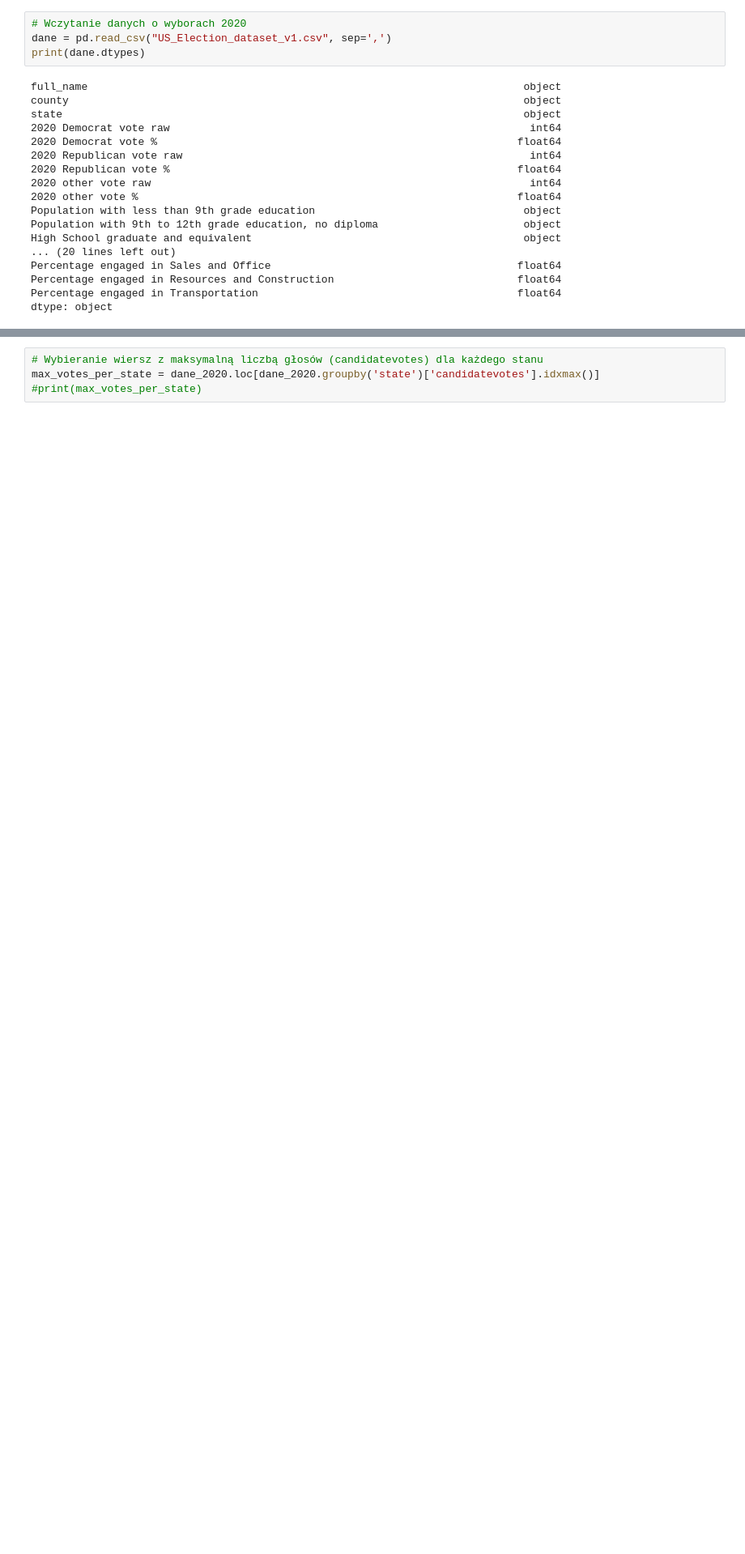
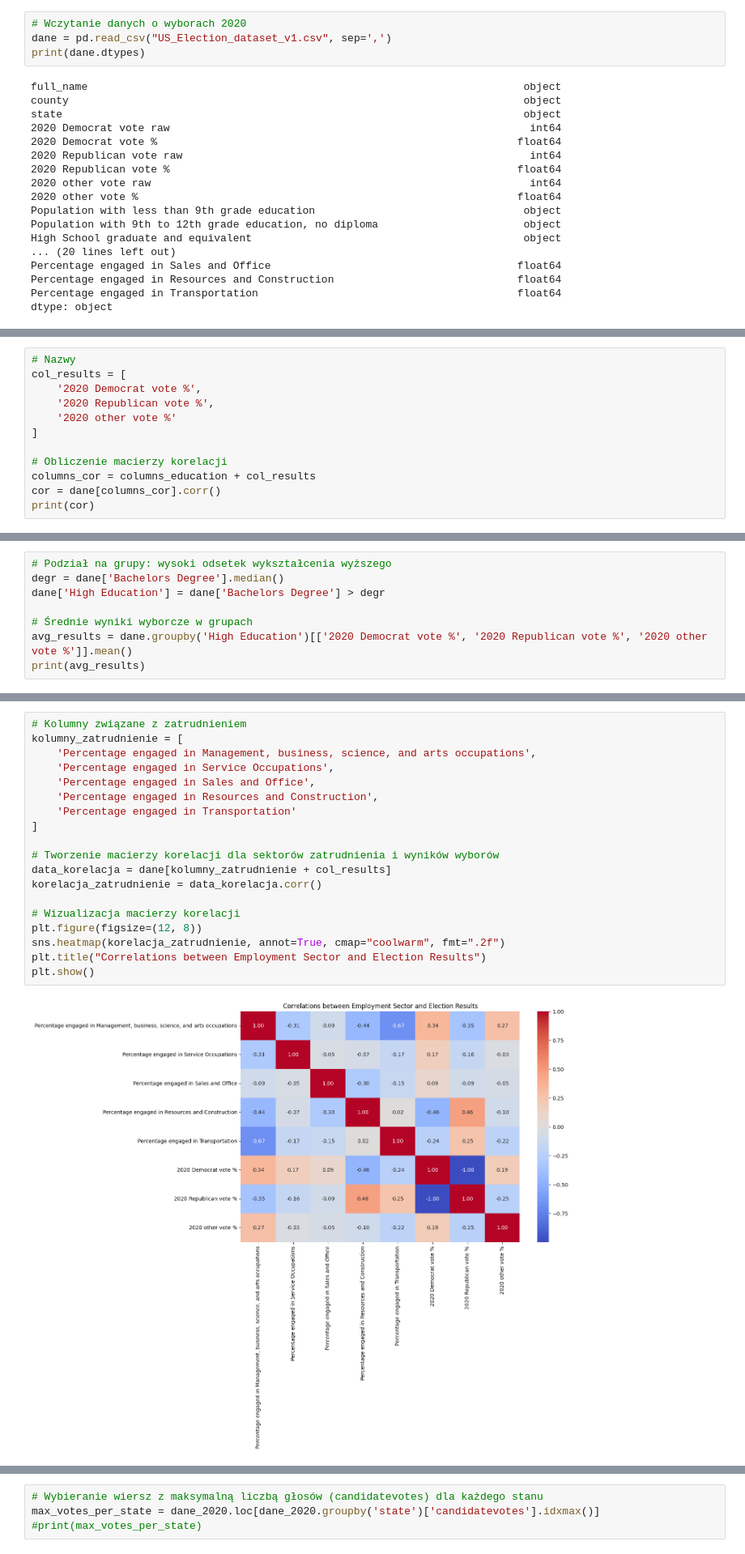
Before and after one commit to HowToCarpeDiem/Analysis-of-the-2020-US-presidential-election, a Jupyter notebook: geop1.ipynb, the cells around one changed output, grey strips where cells are left out. Shown at 81% size. Saved outputs shown, nothing was run; the diff lists cells and outputs as text; blank space fills up the shorter version.

```diff
--- a/geop1.ipynb
+++ b/geop1.ipynb
@@ -195,0 +121,12 @@ usa = gpd.read_file("ne_110m_admin_1_states_provinces/ne_110m_admin_1_states_pro
+# %%
+# Nazwy
+col_results = [
+    '2020 Democrat vote %',
+    '2020 Republican vote %',
+    '2020 other vote %'
+]
+
+# Obliczenie macierzy korelacji
+columns_cor = columns_education + col_results
+cor = dane[columns_cor].corr()
+print(cor)
@@ -195,0 +164,8 @@ usa = gpd.read_file("ne_110m_admin_1_states_provinces/ne_110m_admin_1_states_pro
+# %%
+# Podział na grupy: wysoki odsetek wykształcenia wyższego
+degr = dane['Bachelors Degree'].median()
+dane['High Education'] = dane['Bachelors Degree'] > degr
+
+# Średnie wyniki wyborcze w grupach
+avg_results = dane.groupby('High Education')[['2020 Democrat vote %', '2020 Republican vote %', '2020 other vote %']].mean()
+print(avg_results)
@@ -195,0 +210,21 @@ usa = gpd.read_file("ne_110m_admin_1_states_provinces/ne_110m_admin_1_states_pro
+# %%
+# Kolumny związane z zatrudnieniem
+kolumny_zatrudnienie = [
+    'Percentage engaged in Management, business, science, and arts occupations',
+    'Percentage engaged in Service Occupations',
+    'Percentage engaged in Sales and Office',
+    'Percentage engaged in Resources and Construction',
+    'Percentage engaged in Transportation'
+]
+
+# Tworzenie macierzy korelacji dla sektorów zatrudnienia i wyników wyborów
+data_korelacja = dane[kolumny_zatrudnienie + col_results]
+korelacja_zatrudnienie = data_korelacja.corr()
+
+# Wizualizacja macierzy korelacji
+plt.figure(figsize=(12, 8))
+sns.heatmap(korelacja_zatrudnienie, annot=True, cmap="coolwarm", fmt=".2f")
+plt.title("Correlations between Employment Sector and Election Results")
+plt.show()
+# %% [output]
+[figure, added]
```
Also changed, not shown: parts of 55 cells of this notebook, 4 other files.
